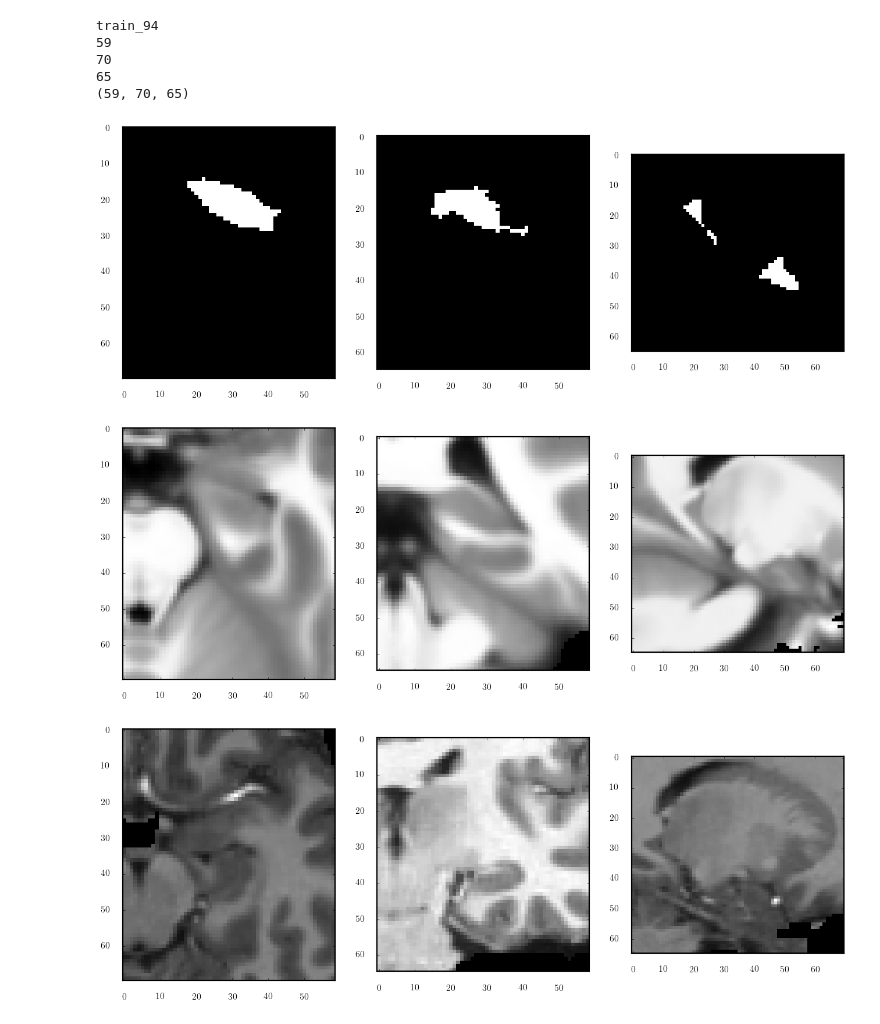
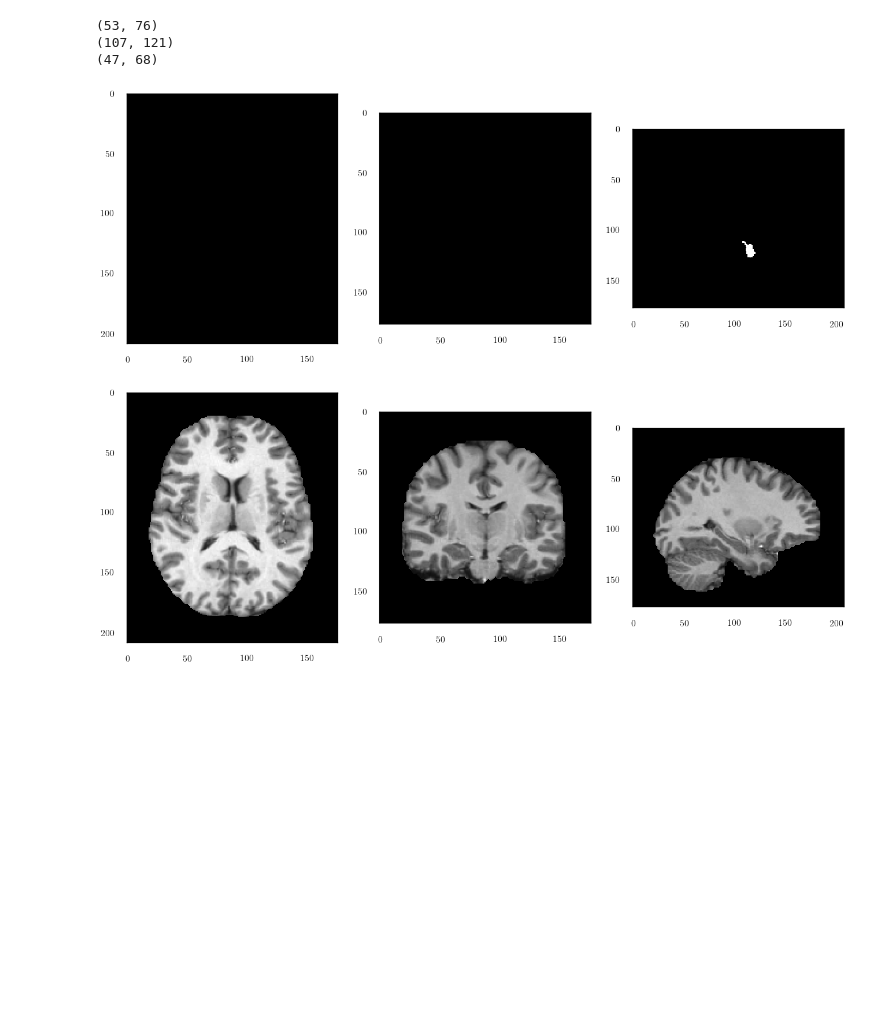
Before and after one commit to Enucatl/machine-learning-healthy-brains, a Jupyter notebook: local_postprocessing/atlas.ipynb, the cells around one changed output. Drawn from its saved outputs; the diff is of its cells as text; code cells hidden in the pictures; blank space fills up the shorter version.

```diff
--- a/local_postprocessing/atlas.ipynb
+++ b/local_postprocessing/atlas.ipynb
@@ -177,18 +92,26 @@ def show_alignment(input_file, i, j, k):
+# %%
+atlas_output = nb.load("../data/fsl/train_94/train_94_warped_atlas.nii.gz").get_data()
+atlas_output[atlas_output != 18] = 0
+img = nb.load("../data/set_train/train_94.nii").get_data()[..., 0]
+i, j, k = np.where(atlas_output != 0)
+print(np.min(i), np.max(i))
+print(np.min(j), np.max(j))
+print(np.min(k), np.max(k))
+# %% [output]
+(53, 76)
+(107, 121)
+(47, 68)
 # %%
-path = widgets.Text("../data/set_train/train_94.nii")
+def show_match(x, y, z):
+    plot_three(atlas_output, x, y, z)
+    plot_three(img, x, y, z)
+
 interact(
-    show_alignment,
-    input_file=path,
-    i=widgets.IntSlider(min=0, max=50, step=1, value=20),
-    j=widgets.IntSlider(min=0, max=50, step=1, value=20),
-    k=widgets.IntSlider(min=0, max=50, step=1, value=20),
-);
+    show_match,
+    x=widgets.IntSlider(min=0, max=shape[0] - 1, step=1, value=shape[0] // 2),
+    y=widgets.IntSlider(min=0, max=shape[1] - 1, step=1, value=shape[1] // 2),
+    z=widgets.IntSlider(min=0, max=shape[2] - 1, step=1, value=shape[2] // 2),
+    )
 # %% [output]
-train_94
-59
-70
-65
-(59, 70, 65)
-[figure, old version]
+[figure, new version]
-[figure, old version]
+[figure, new version]
-[figure, removed]
```
Also changed, not shown: parts of 6 cells of this notebook, 2 other files.
